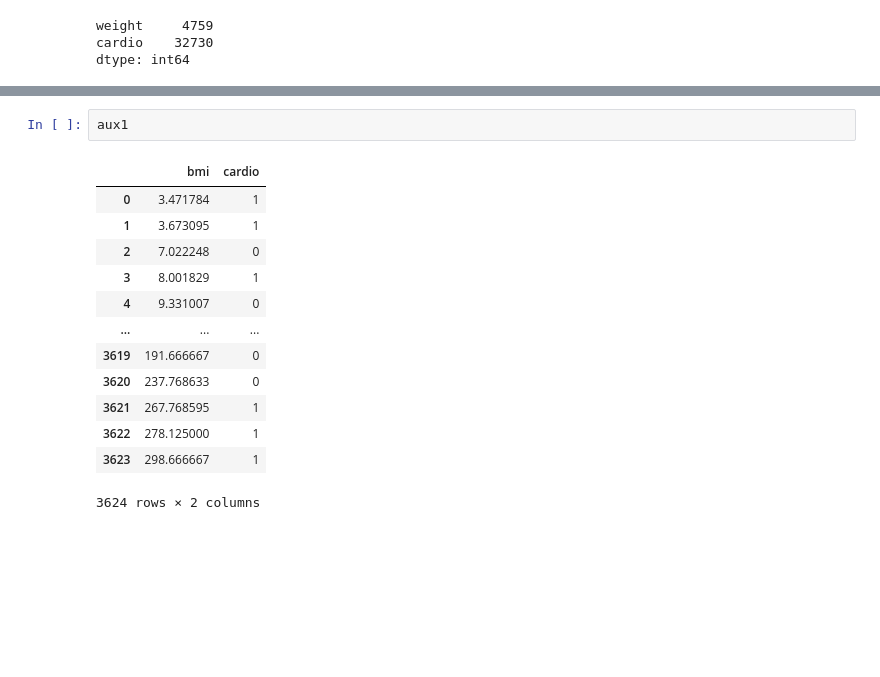
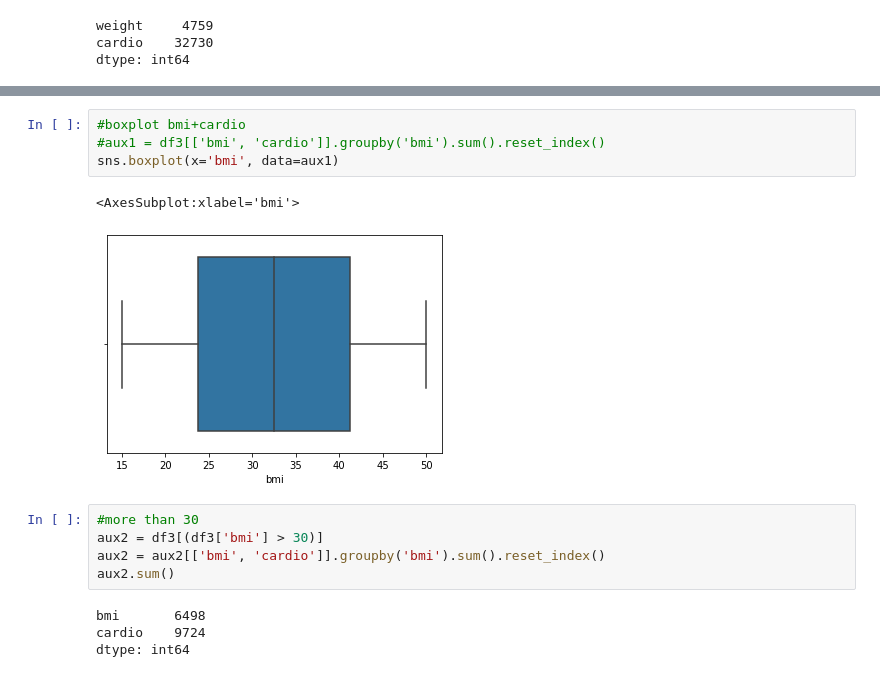
Before and after one commit to HenriqueCR1291/cardio_catch_diseases, a Jupyter notebook: m01_cardio_catch_diseases.ipynb, the cells around one changed output, grey strips where cells are left out. Cells and saved outputs as stored; diff of their text form; blank space fills up the shorter version.

```diff
--- a/m01_cardio_catch_diseases.ipynb
+++ b/m01_cardio_catch_diseases.ipynb
@@ -429,16 +441,16 @@ sns.barplot(x='bmi', y='cardio', ax=ax, data=aux1)
-# %%
-aux1
-# %% [output]
-|  | bmi | cardio |
-| 0 | 3.471784 | 1 |
-| 1 | 3.673095 | 1 |
-| 2 | 7.022248 | 0 |
-| 3 | 8.001829 | 1 |
-| 4 | 9.331007 | 0 |
-| ... | ... | ... |
-| 3619 | 191.666667 | 0 |
-| 3620 | 237.768633 | 0 |
-| 3621 | 267.768595 | 1 |
-| 3622 | 278.125000 | 1 |
-| 3623 | 298.666667 | 1 |
-3624 rows × 2 columns
+# %%
+#boxplot bmi+cardio
+#aux1 = df3[['bmi', 'cardio']].groupby('bmi').sum().reset_index()
+sns.boxplot(x='bmi', data=aux1)
+# %% [output]
+<AxesSubplot:xlabel='bmi'>
+[figure, added]
+# %%
+#more than 30
+aux2 = df3[(df3['bmi'] > 30)]
+aux2 = aux2[['bmi', 'cardio']].groupby('bmi').sum().reset_index()
+aux2.sum()
+# %% [output]
+bmi       6498
+cardio    9724
+dtype: int64
```
Also changed, not shown: parts of 18 cells of this notebook.
